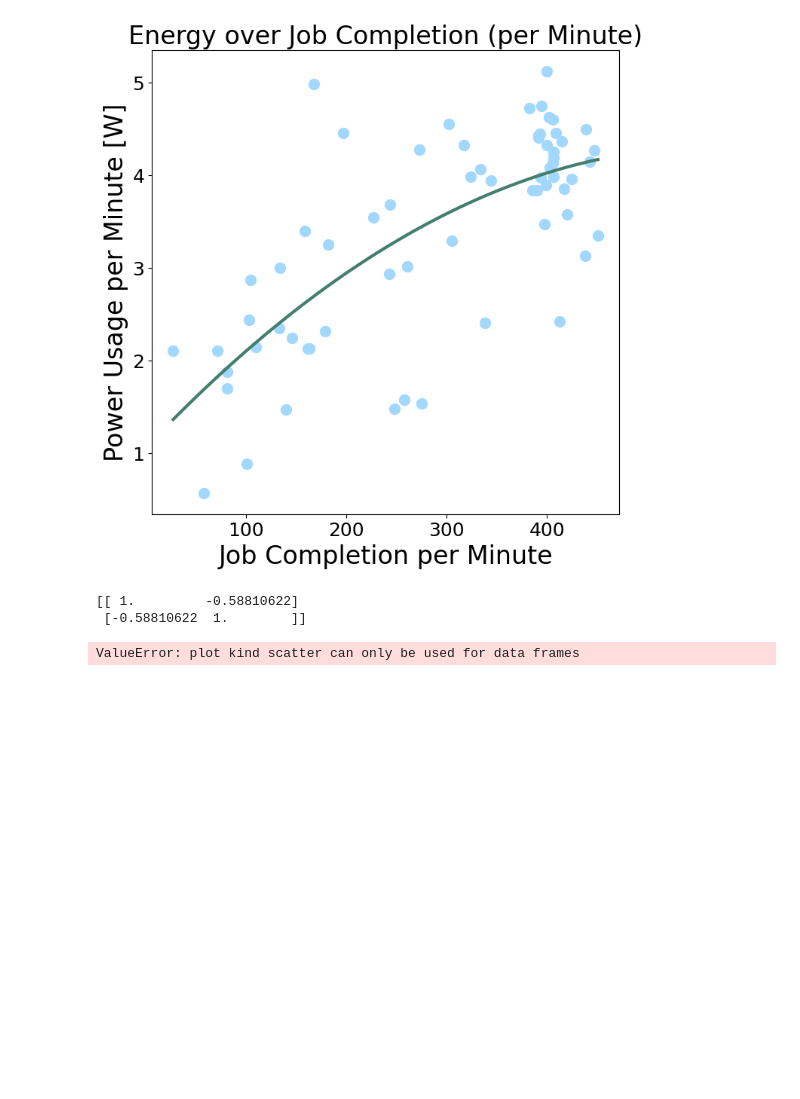
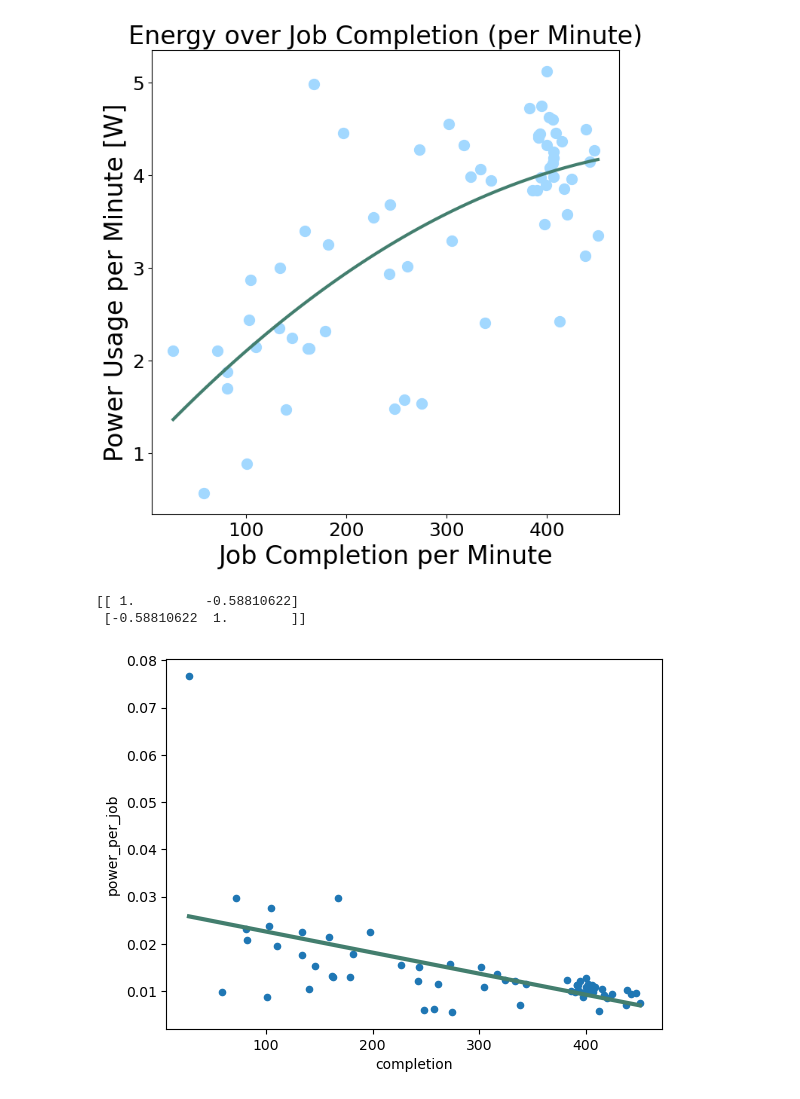
Before and after one commit to JayJabowski/camunda-8-worker-energy-efficiency-analysis, a Jupyter notebook: worker-measurements/Load_Evaluation_1.1_Poster.ipynb, the cells around one changed output. Saved outputs shown, nothing was run; the diff lists cells and outputs as text; code cells hidden in the pictures; blank space fills up the shorter version.

```diff
--- a/worker-measurements/Load_Evaluation_1.1_Poster.ipynb
+++ b/worker-measurements/Load_Evaluation_1.1_Poster.ipynb
@@ -167,29 +167,30 @@ plt.show()
 # %%
 # divide the amount of power used by the number of jobs completed
 watt_per_job = pd.DataFrame()
 
-watt_per_job['power_pwer_worker'] = completion_and_power_per_min['power'] / completion_and_power_per_min['completion']
+# watt_per_job.index = completion_and_power_per_min.index
+watt_per_job['power_per_job'] = completion_and_power_per_min['power'] / completion_and_power_per_min['completion']
 watt_per_job['completion'] = completion_and_power_per_min['completion']
 
-r_per_worker = np.corrcoef(watt_per_job, watt_per_job.index)
+r_per_worker = np.corrcoef(watt_per_job['power_per_job'], watt_per_job['completion'])
 print(r_per_worker)
 
 # 2nd degree regression curve
 
-poly_degree = 2
-params = np.polyfit(watt_per_job.index, watt_per_job, poly_degree)
+poly_degree = 1
+params = np.polyfit(watt_per_job['completion'], watt_per_job['power_per_job'], poly_degree)
 poly_eq = np.poly1d(params)
-x_vals = np.linspace(watt_per_job.index.min(), watt_per_job.index.max(), 100)
+x_vals = np.linspace(watt_per_job['completion'].min(), watt_per_job['completion'].max(), 100)
 
-watt_per_job = watt_per_job.sort_index()
+# watt_per_job = watt_per_job.sort_index()
 
-ax = watt_per_job.plot(kind='scatter', x=watt_per_job.index, y=watt_per_job, figsize = [8,8], width= 0.7, color= blue, ylim=[0,0.04])
+ax = watt_per_job.plot(kind='scatter', x='completion', y='power_per_job')
 
 # plot polynomial regression
 ax.plot(x_vals, poly_eq(x_vals), color=green,  linewidth = 3, label=f'2nd Degree Fit')
 
 plt.show()
 # %% [output]
 [[ 1.         -0.58810622]
  [-0.58810622  1.        ]]
-ValueError: plot kind scatter can only be used for data frames
+[figure, added]
```
Also changed, not shown: 12 other files.
